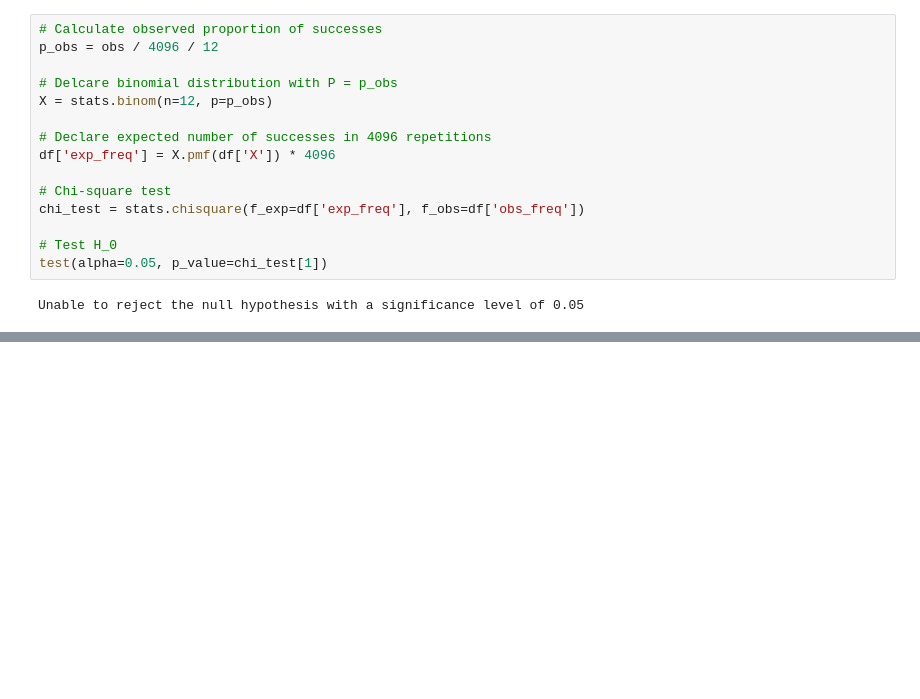
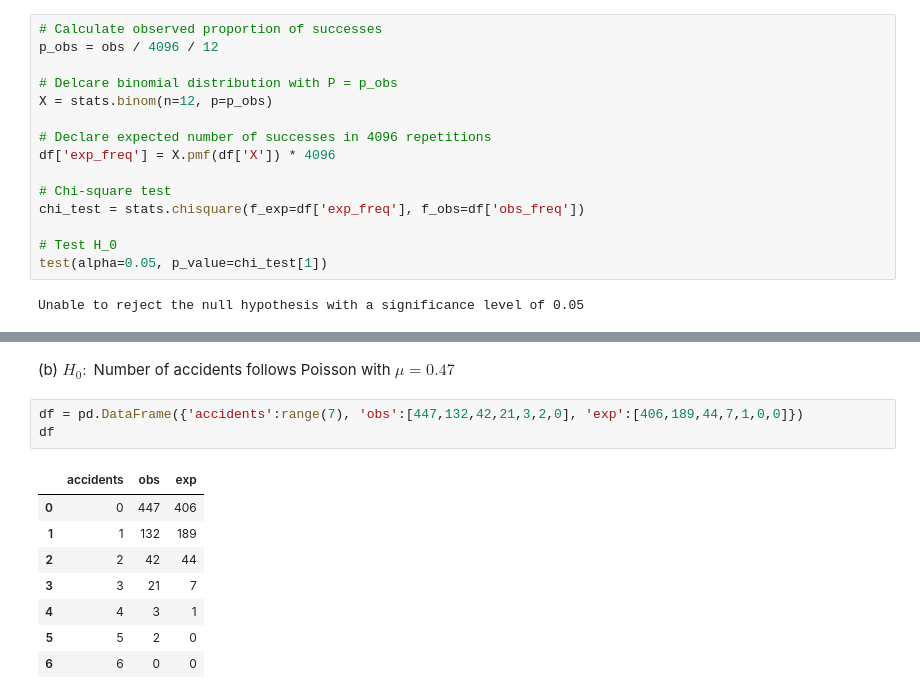
Before and after one commit to ArturoSbr/Principles-of-Statistics-MG-Bulmer-1965, a Jupyter notebook: 9_tests_of_significance.ipynb, the cells around one changed output, grey strips where cells are left out. Drawn from its saved outputs; the diff is of its cells as text; blank space fills up the shorter version.

```diff
--- a/9_tests_of_significance.ipynb
+++ b/9_tests_of_significance.ipynb
@@ -250,0 +279,14 @@ Unable to reject the null hypothesis with a significance level of 0.05
+# %% [markdown]
+(b) $H_0:$ Number of accidents follows Poisson with $\mu = 0.47$
+# %%
+df = pd.DataFrame({'accidents':range(7), 'obs':[447,132,42,21,3,2,0], 'exp':[406,189,44,7,1,0,0]})
+df
+# %% [output]
+|  | accidents | obs | exp |
+| 0 | 0 | 447 | 406 |
+| 1 | 1 | 132 | 189 |
+| 2 | 2 | 42 | 44 |
+| 3 | 3 | 21 | 7 |
+| 4 | 4 | 3 | 1 |
+| 5 | 5 | 2 | 0 |
+| 6 | 6 | 0 | 0 |
```
Also changed, not shown: parts of 9 cells of this notebook.
